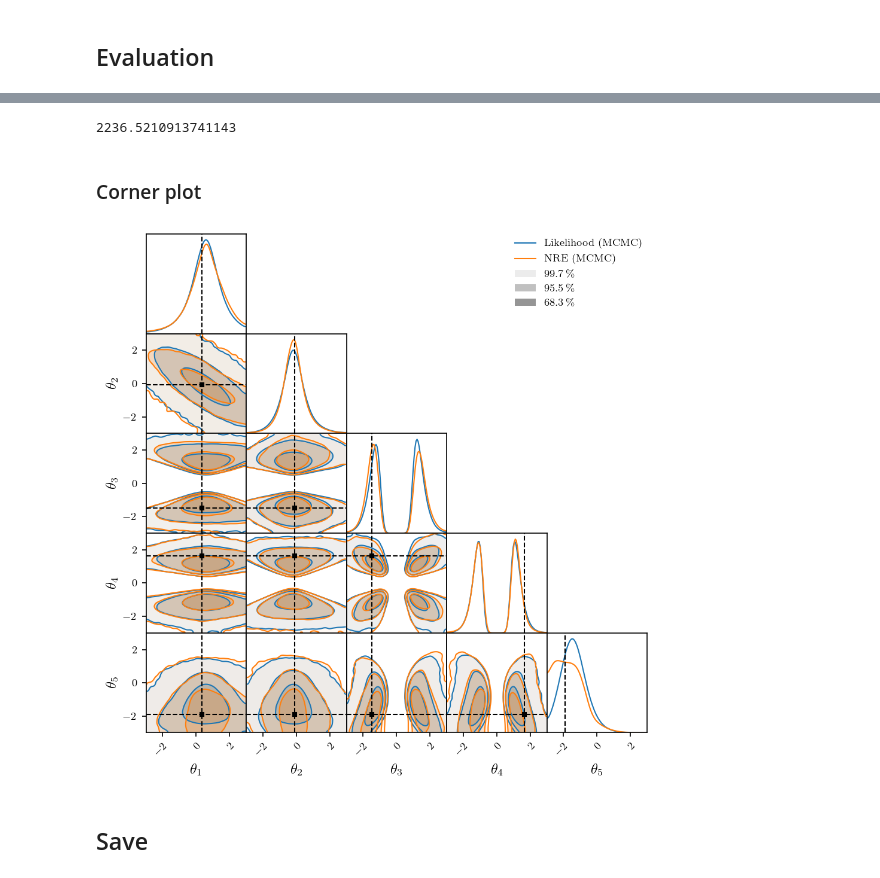
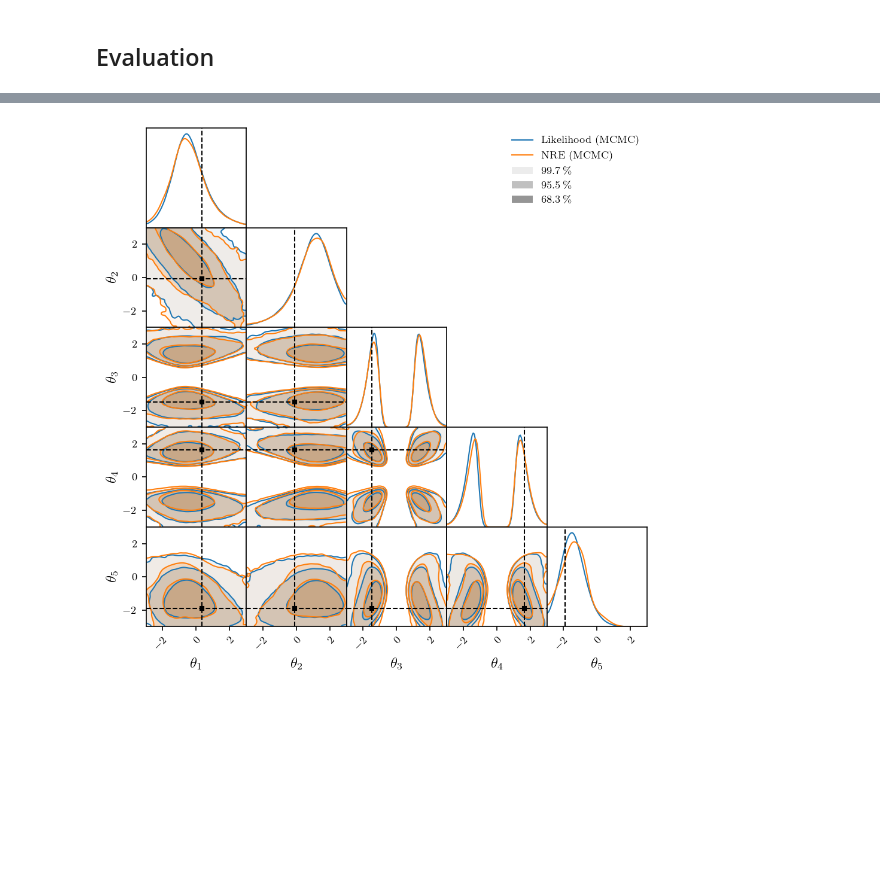
Before and after one commit to probabilists/lampe, a Jupyter notebook: notebooks/slcp-nre.ipynb, the cells around one changed output, grey strips where cells are left out. Saved outputs shown, nothing was run; the diff lists cells and outputs as text; code cells hidden in the pictures; blank space fills up the shorter version.

```diff
--- a/notebooks/slcp-nre.ipynb
+++ b/notebooks/slcp-nre.ipynb
@@ -17,0 +35,6 @@ writer = SummaryWriter(log_dir=f'runs/slcp/{now}')
+# %%
+embedding = nn.Flatten(-2)
+estimator = NRE(5, 8, hidden_features=[256] * 5, activation='ELU')
+
+embedding.cuda()
+estimator.cuda()
@@ -18,6 +59,2 @@ writer = SummaryWriter(log_dir=f'runs/slcp/{now}')
 # %% [markdown]
 ## Training
-# %%
-sim = SLCP().cuda()
-train_loader = sim.iterable(batch_size=1024, length=256)
-valid_loader = sim.iterable(batch_size=1024, length=32)
@@ -67,30 +90,3 @@ parameters
-# %%
-theta, x = next(iter(train_loader))
-batches = 2 ** 10
-
-start = torch.cuda.Event(enable_timing=True)
-end = torch.cuda.Event(enable_timing=True)
-
-start.record()
-
-with torch.no_grad():
-    for _ in range(batches):
-        y = model.embedding(x)
-        _ = model(theta, y)
-
-end.record()
-
-torch.cuda.synchronize()
-
-seconds = start.elapsed_time(end) * 1e-3
-
-speed = batches / seconds
-speed
-# %% [output]
-2236.5210913741143
-# %% [markdown]
-### Corner plot
 # %%
-theta = torch.tensor([0.3517, -0.0883, -1.4778, 1.6406, -1.9085]).cuda()
+theta = torch.tensor([0.3517, -0.0883, -1.4778, 1.6406, -1.9085])
 x = sim(theta)
-y = model.embedding(x)
@@ -105,23 +93,28 @@ nre_thetas = torch.cat([t.cpu() for t in nre_sampler(2 ** 13, burn=2 ** 12, skip
+# %%
+sampler = InferenceSampler(x, prior.cpu(), likelihood=sim.log_prob, batch_size=2**12, sigma=5e-1)
+samples = torch.cat([t for t in sampler(2**8, burn=2**6, step=2**2)])
+
+with torch.no_grad():
+    y = embedding(x.cuda())
+
+    sampler = InferenceSampler(y, prior.cuda(), ratio=estimator, batch_size=2**12, sigma=5e-1)
+    nre_samples = torch.cat([t.cpu() for t in sampler(2**8, 2**6, step=2**2)])
 # %%
-bounds = (sim.lower.cpu().numpy(), sim.upper.cpu().numpy())
-
 fig = corner(
-    thetas.numpy(),
+    samples,
     smooth=2.,
-    bounds=bounds,
-    labels=sim.labels,
+    bounds=(lower, upper),
+    labels=labels,
     legend='Likelihood (MCMC)',
-    markers=[theta.cpu().numpy()],
+    markers=[theta],
 )
 
 fig = corner(
-    nre_thetas.numpy(),
+    nre_samples,
     smooth=2.,
-    bounds=bounds,
+    bounds=(lower, upper),
     legend='NRE (MCMC)',
     figure=fig,
 )
 # %% [output]
-[figure, old version]
+[figure, new version]
-# %% [markdown]
-## Save
```
Also changed, not shown: parts of 18 cells of this notebook, 3 other files.
